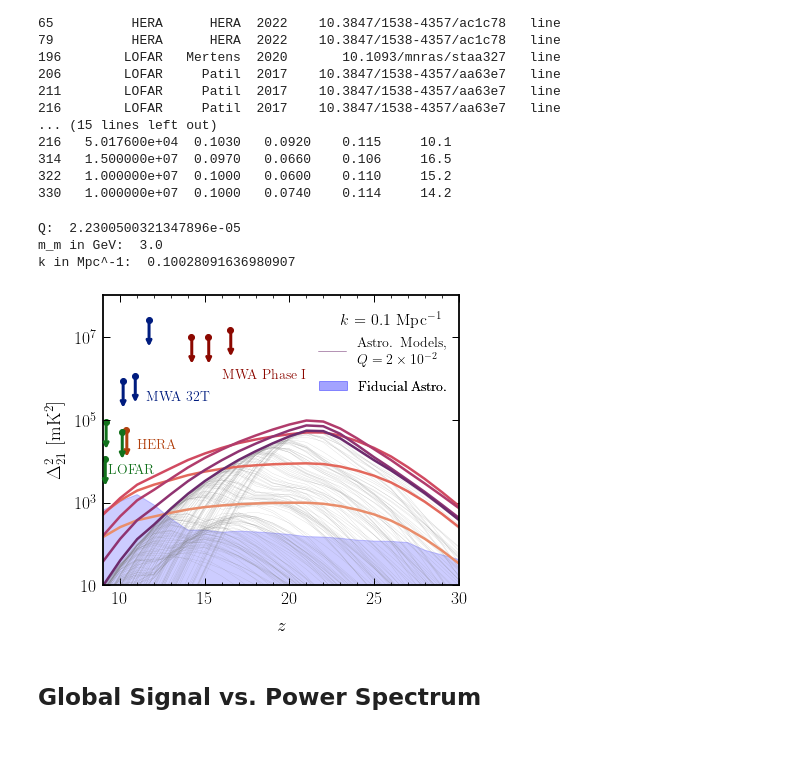
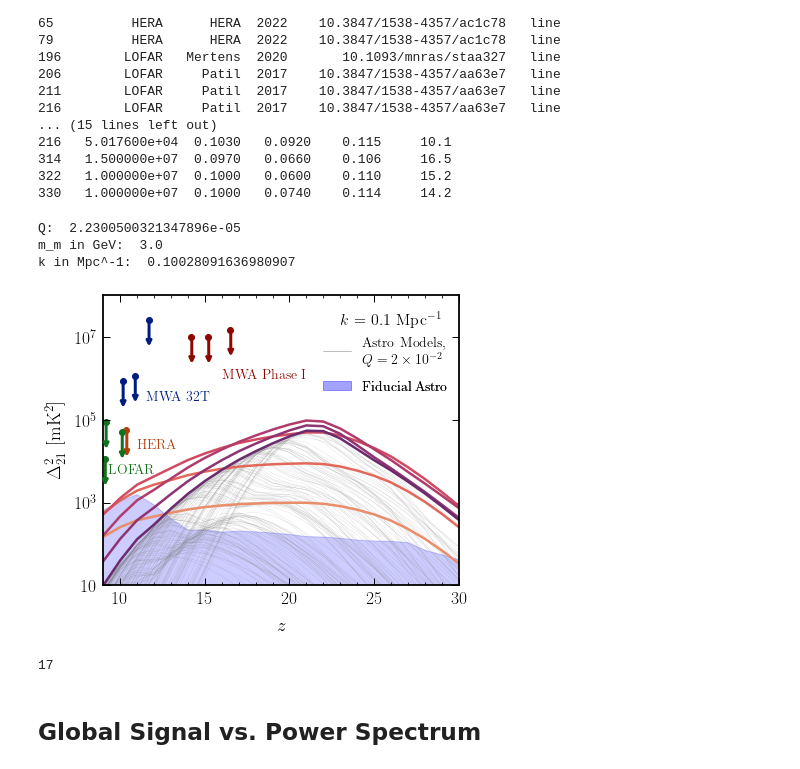
Before and after one commit to hongwanliu/millicharged_DM_with_bath, a Jupyter notebook: notebooks/combine_diff_models.ipynb, the cells around one changed output. Cells and saved outputs as stored; diff of their text form; code cells hidden in the pictures.

Commit message:
plotting improvements for <T21> vs power spec

```diff
--- a/notebooks/combine_diff_models.ipynb
+++ b/notebooks/combine_diff_models.ipynb
@@ -145,18 +145,18 @@ plt.ylim(1e-2, 1e4)
 # %% [markdown]
 This cell extracts the global signal from the data files. Run only once. The resulting data file can be loaded and plots made. Something is wrong with model number 136, which gives a bunch of nans, I think because dTK is negative at zlis[0], which doesn't seem right.
 # %%
-global_signal_ary = np.zeros((140, 22, 90, 10))
+# global_signal_ary = np.zeros((140, 22, 90, 10))
 
-for idx in tqdm(np.arange(140)):
+# for idx in tqdm(np.arange(140)):
 
-    T21_fluc = dill.load(open('/scratch/gpfs/hongwanl/millicharged_DM_with_bath/power_spec/all_models/mc100MeV_full_smooth_deg3_'+str(idx)+'.p', 'rb'))
+#     T21_fluc = dill.load(open('/scratch/gpfs/hongwanl/millicharged_DM_with_bath/power_spec/all_models/mc100MeV_full_smooth_deg3_'+str(idx)+'.p', 'rb'))
 
-    global_signal = T21_fluc.v_fluc.mean_f(T21_fluc.f_in_v, T21_fluc.v_ary)
+#     global_signal = T21_fluc.v_fluc.mean_f(T21_fluc.f_in_v, T21_fluc.v_ary)
 
-    global_signal_ary[idx, ...] = global_signal
+#     global_signal_ary[idx, ...] = global_signal
 
 
-dill.dump(global_signal_ary, open('/scratch/gpfs/hongwanl/millicharged_DM_with_bath/power_spec/all_models/global_signal_all_models.p', 'wb'))
+# dill.dump(global_signal_ary, open('/scratch/gpfs/hongwanl/millicharged_DM_with_bath/power_spec/all_models/global_signal_all_models.p', 'wb'))
 # %% [markdown]
 ### Global Signal Plot
 # %%
@@ -229,18 +229,18 @@ m_m in GeV:  3.0
 # %% [markdown]
 This cell extracts the power spectra from the data files. Run only once. The resulting data file can be loaded and plots made.
 # %%
-power_spec_ary = np.zeros((140, 22, 90, 10))
+# power_spec_ary = np.zeros((140, 22, 90, 10))
 
-for idx in tqdm(np.arange(140)):
+# for idx in tqdm(np.arange(140)):
 
-    T21_fluc = dill.load(open('/scratch/gpfs/hongwanl/millicharged_DM_with_bath/power_spec/all_models/mc100MeV_full_smooth_deg3_'+str(idx)+'.p', 'rb'))
+#     T21_fluc = dill.load(open('/scratch/gpfs/hongwanl/millicharged_DM_with_bath/power_spec/all_models/mc100MeV_full_smooth_deg3_'+str(idx)+'.p', 'rb'))
 
-    k_ary, delta2_ary = T21_fluc.power_spec
+#     k_ary, delta2_ary = T21_fluc.power_spec
 
-    power_spec_ary[idx, ...] = delta2_ary[1536]
+#     power_spec_ary[idx, ...] = delta2_ary[1536]
 
 
-dill.dump(power_spec_ary, open('/scratch/gpfs/hongwanl/millicharged_DM_with_bath/power_spec/all_models/power_spec_at_0_1_per_Mpc.p', 'wb'))
+# dill.dump(power_spec_ary, open('/scratch/gpfs/hongwanl/millicharged_DM_with_bath/power_spec/all_models/power_spec_at_0_1_per_Mpc.p', 'wb'))
 # %% [markdown]
 ### Import Power Spectrum Limits
 # %%
@@ -397,12 +397,12 @@ plt.plot(zlis, np.nanmax(power_spec_ary[:, :, 52, mm_ind], axis=0) * 1e6)
 plt.plot(zlis, np.nanmax(power_spec_ary[:, :, 55, mm_ind], axis=0) * 1e6)
 plt.plot(zlis, np.nanmax(power_spec_ary[:, :, 58, mm_ind], axis=0) * 1e6)
 plt.plot(zlis, np.nanmax(power_spec_ary[:, :, 63, mm_ind], axis=0) * 1e6)
-all_astro_plot, = plt.plot(zlis, 0*np.ones_like(zlis), color=palette[5], linewidth=0.5, label=r'Astro. Models,'+'\n'+r'$Q = 2 \times 10^{-2}$')
+all_astro_plot, = plt.plot(zlis, 0*np.ones_like(zlis), color='gray', linewidth=0.5, label=r'Astro Models,'+'\n'+r'$Q = 2 \times 10^{-2}$')
 
 min_PK = loadmat('/scratch/gpfs/hongwanl/millicharged_DM_with_bath/xA_from_Anastasia/fiducial_astro_minPK.mat')['Paaa'].flatten()
 max_PK = loadmat('/scratch/gpfs/hongwanl/millicharged_DM_with_bath/xA_from_Anastasia/fiducial_astro_maxPK.mat')['Pbbb'].flatten()
 
-astro_fiducial_plot = plt.fill_between(astro_models_z_ary, max_PK, min_PK, color='blue', alpha=0.2, label='Fiducial Astro.')
+astro_fiducial_plot = plt.fill_between(astro_models_z_ary, max_PK, min_PK, color='blue', alpha=0.2, label='Fiducial Astro')
 
 palette = sns.color_palette('dark')
 
@@ -419,34 +419,39 @@ for z,delta_squared,tele in zip(
         xytext=(z*1.002, delta_squared/5),
         arrowprops=dict(arrowstyle="<-", color=color_dict[tele], linewidth=3)
     )
 
 # plt.text(x=10, y=3e5, s=r'$m_\mathrm{m}$ = 3 GeV', fontsize=16)
 plt.text(x=23, y=2e7, s=r'$k$ = 0.1 Mpc$^{-1}$', fontsize=16)
 
 plt.text(x=11.5, y=3e5, s='MWA 32T', fontsize=14, color=palette[0])
 plt.text(x=11, y=2e4, s='HERA', fontsize=14, color=palette[1])
 plt.text(x=9.3, y=5e3, s='LOFAR', fontsize=14, color=palette[2])
 plt.text(x=16, y=1e6, s='MWA Phase I', fontsize=14, color=palette[3])
 
 
 legend1 = plt.legend(handles=[all_astro_plot], fontsize=14, bbox_to_anchor=(1, 0.9))
 legend2 = plt.legend(handles=[astro_fiducial_plot], fontsize=14, bbox_to_anchor=(1.005, 0.75))
 
 
 ax.add_artist(legend1)
 
 ax.add_artist(legend2)
 
 plt.axis([9, 30, 10, 1e8])
 
 plt.tight_layout()
 
 plt.savefig('plots/power_spec.pdf')
 # %% [output]
 Q:  2.2300500321347896e-05
 m_m in GeV:  3.0
 k in Mpc^-1:  0.10028091636980907
-[figure, old version]
+[figure, new version]
+# %%
+np.transpose([astro_models_z_ary, max_PK, min_T21])
+print(astro_models_z_ary[11])
+# %% [output]
+17
 # %% [markdown]
 ## Global Signal vs. Power Spectrum
 # %%
```
Also changed, not shown: parts of 3 cells of this notebook, 4 other files.
